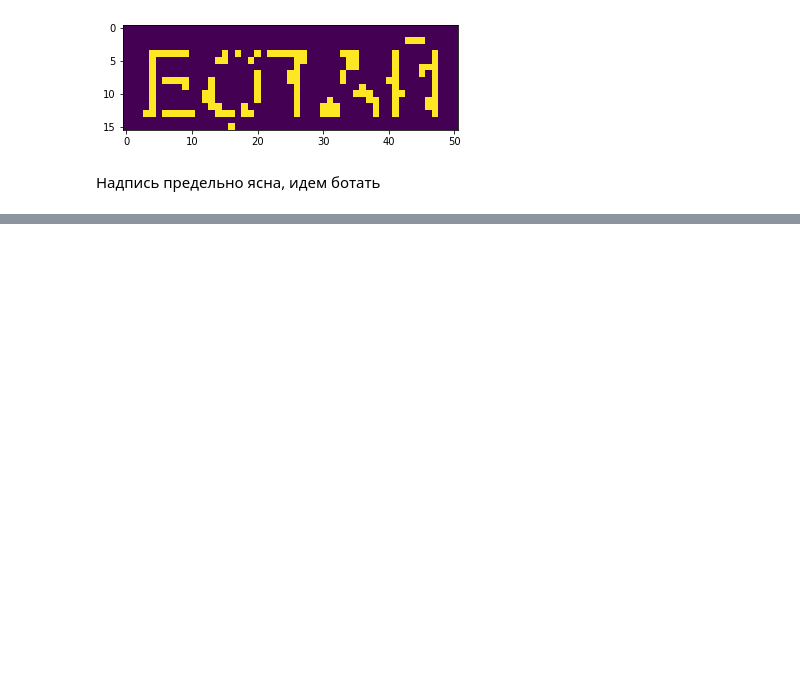
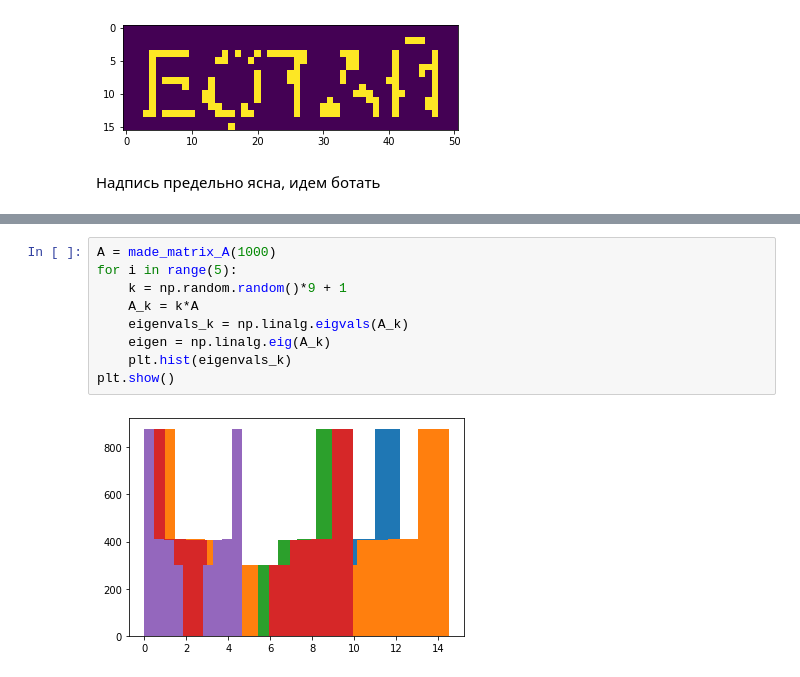
Before and after one commit to SvMixa/HSE_computational_physics, a Jupyter notebook: Home_work_5_Svintsov_M.ipynb, the cells around one changed output, grey strips where cells are left out. Saved outputs shown, nothing was run; the diff lists cells and outputs as text; blank space fills up the shorter version.

```diff
--- a/Home_work_5_Svintsov_M.ipynb
+++ b/Home_work_5_Svintsov_M.ipynb
@@ -98,0 +170,11 @@ plt.imshow(A1)
+# %%
+A = made_matrix_A(1000)
+for i in range(5):
+    k = np.random.random()*9 + 1
+    A_k = k*A
+    eigenvals_k = np.linalg.eigvals(A_k)
+    eigen = np.linalg.eig(A_k)
+    plt.hist(eigenvals_k)
+plt.show()
+# %% [output]
+[figure, added]
```
Also changed, not shown: parts of 12 cells of this notebook.
